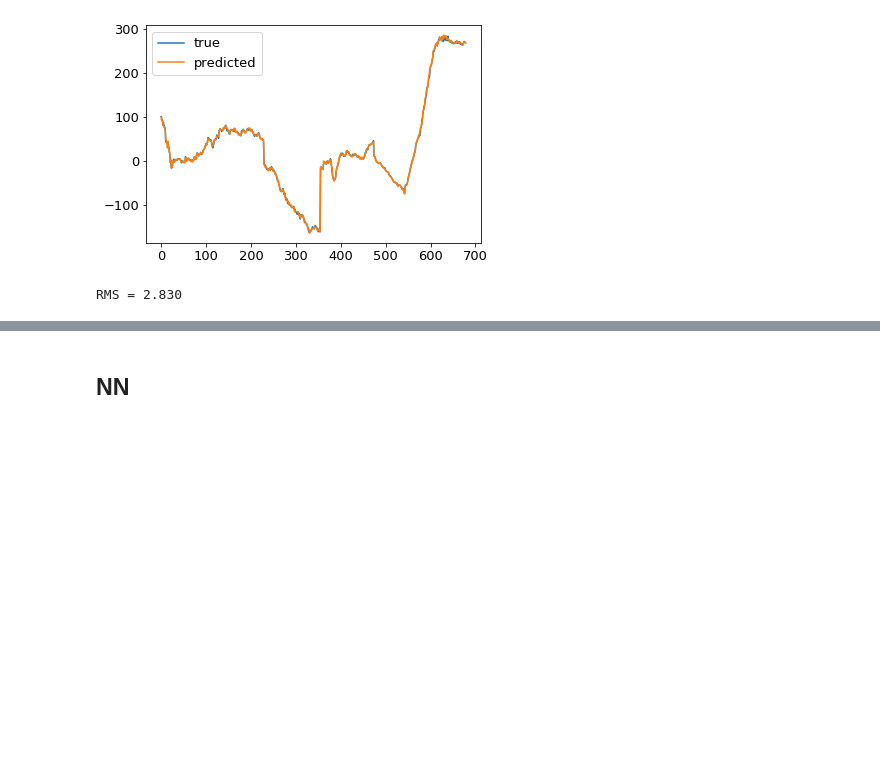
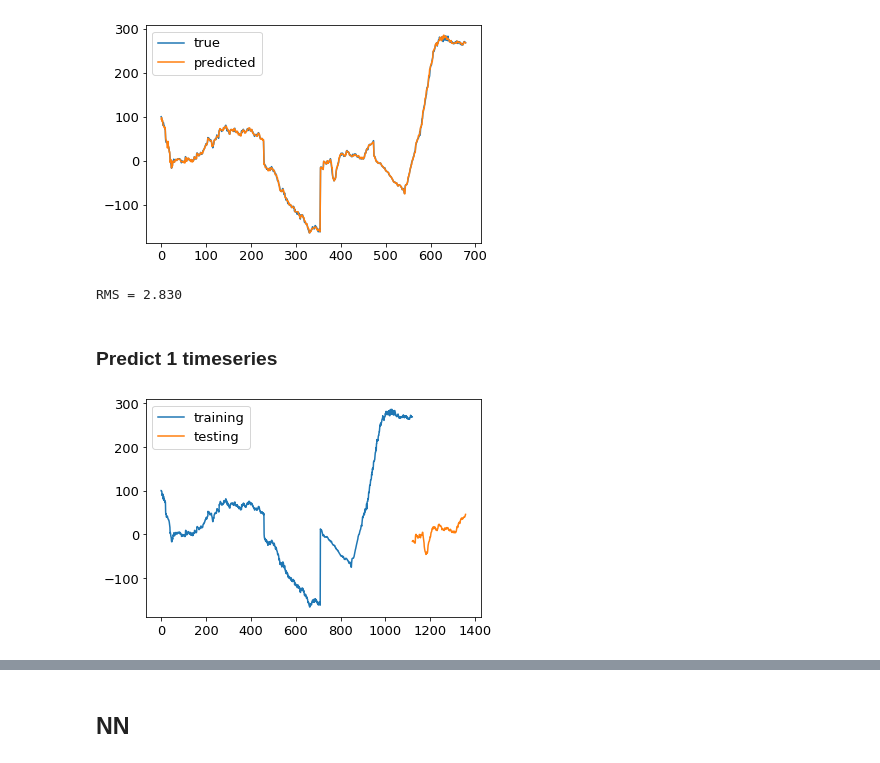
Before and after one commit to svejlgaard/finalproject, a Jupyter notebook: Crossvalidation search.ipynb, the cells around one changed output, grey strips where cells are left out. Cells and saved outputs as stored; diff of their text form; code cells hidden in the pictures; blank space fills up the shorter version.

```diff
--- a/Crossvalidation search.ipynb
+++ b/Crossvalidation search.ipynb
@@ -85,3 +87,5 @@ print(f"RMS = {rms:.3f}")
 # %% [output]
 [figure]
 RMS = 2.830
+# %% [markdown]
+### Predict 1 timeseries
@@ -87,0 +111,13 @@ RMS = 2.830
+# %%
+X_train, X_test, y_train, y_test = test_1_timeseries(2)
+X_train.shape, X_test.shape, y_train.shape, y_test.shape
+
+plt.figure()
+x0 = np.arange(0, len(y_train),1)
+x1 = np.arange(len(y_train), len(y_train)+len(y_test),1)
+plt.plot(x0, y_train,label="training")
+plt.plot(x1, y_test, label="testing")
+plt.legend()
+plt.show()
+# %% [output]
+[figure, added]
```
Also changed, not shown: parts of 21 cells of this notebook.
